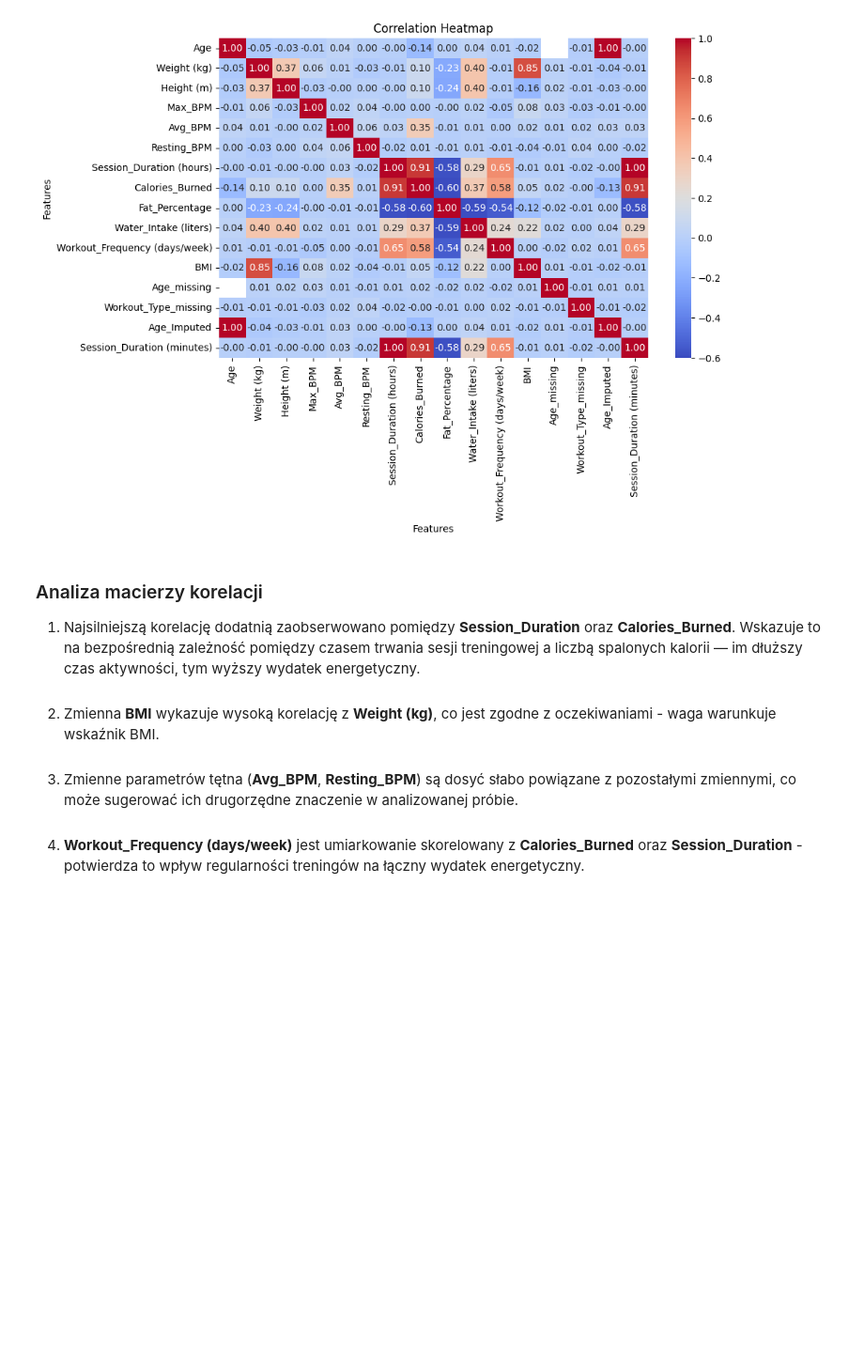
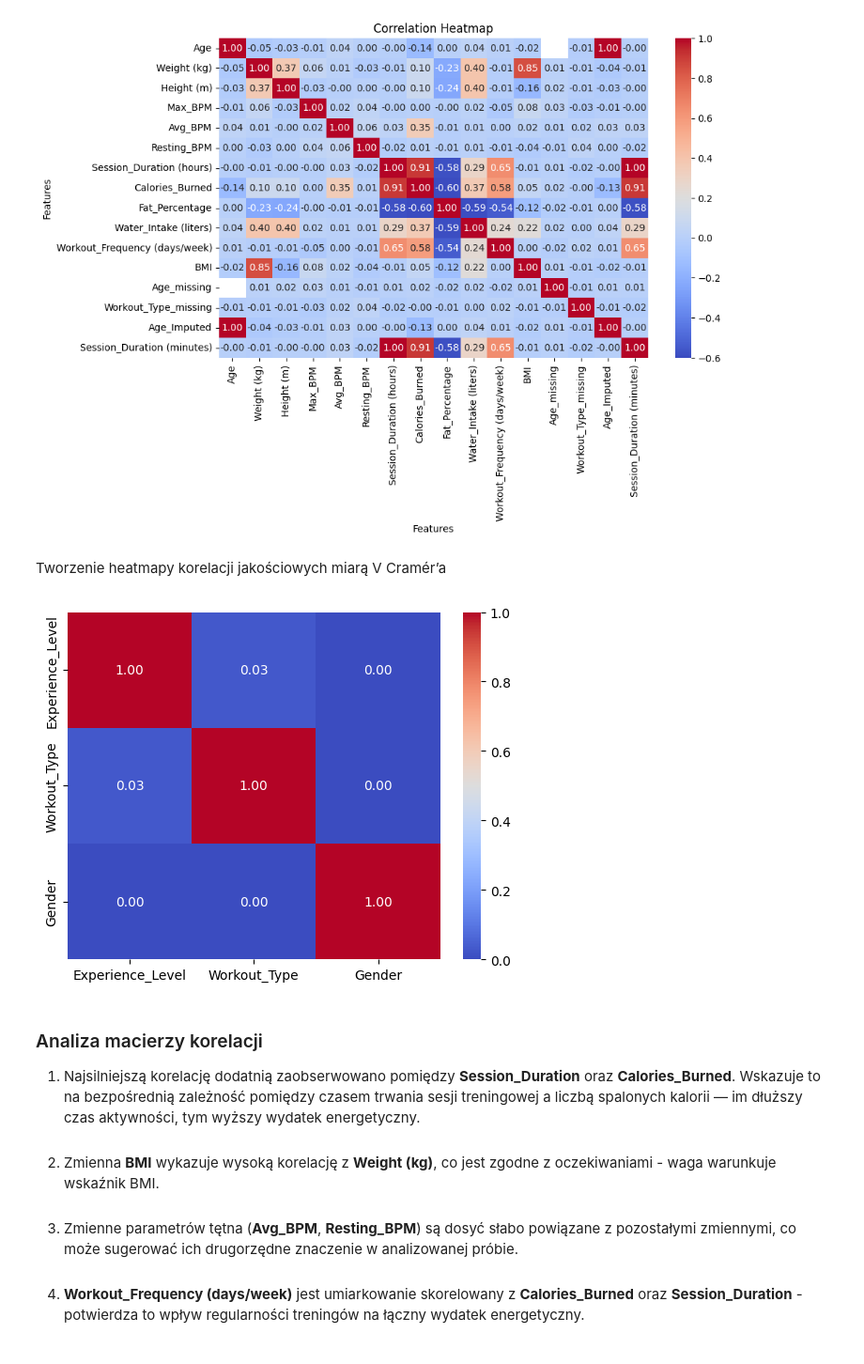
Before and after one commit to karoljablonski/Statistics_pg, a Jupyter notebook: project.ipynb, the cells around one changed output. Shown at 94% size. Cells and saved outputs as stored; diff of their text form; code cells hidden in the pictures; blank space fills up the shorter version.

Commit message:
added correlation matrix for categorical variables

```diff
--- a/project.ipynb
+++ b/project.ipynb
@@ -784,3 +784,5 @@ plt.ylabel('Features')
 plt.show()
 # %% [output]
 [figure]
+# %% [markdown]
+Tworzenie heatmapy korelacji jakościowych miarą V Cramér’a
@@ -787,3 +791,17 @@ plt.show()
+# %%
+from dfcorrs.cramersvcorr import Cramers
+cram=Cramers()
+cat_cols = ['Gender', 'Experience_Level', 'Workout_Type']
+corr_matrix = cram.corr(df[cat_cols], plot_htmp=False)
+sns.heatmap(
+    corr_matrix,
+    annot=True,
+    fmt=".2f",
+    cmap="coolwarm",
+)
+plt.show()
+# %% [output]
+[figure, added]
 # %% [markdown]
 ### Analiza macierzy korelacji
 1. Najsilniejszą korelację dodatnią zaobserwowano pomiędzy **Session_Duration** oraz **Calories_Burned**. Wskazuje to na bezpośrednią zależność pomiędzy czasem trwania sesji treningowej a liczbą spalonych kalorii — im dłuższy czas aktywności, tym wyższy wydatek energetyczny.<br><br>
```
Also changed, not shown: parts of 1 cell of this notebook.
